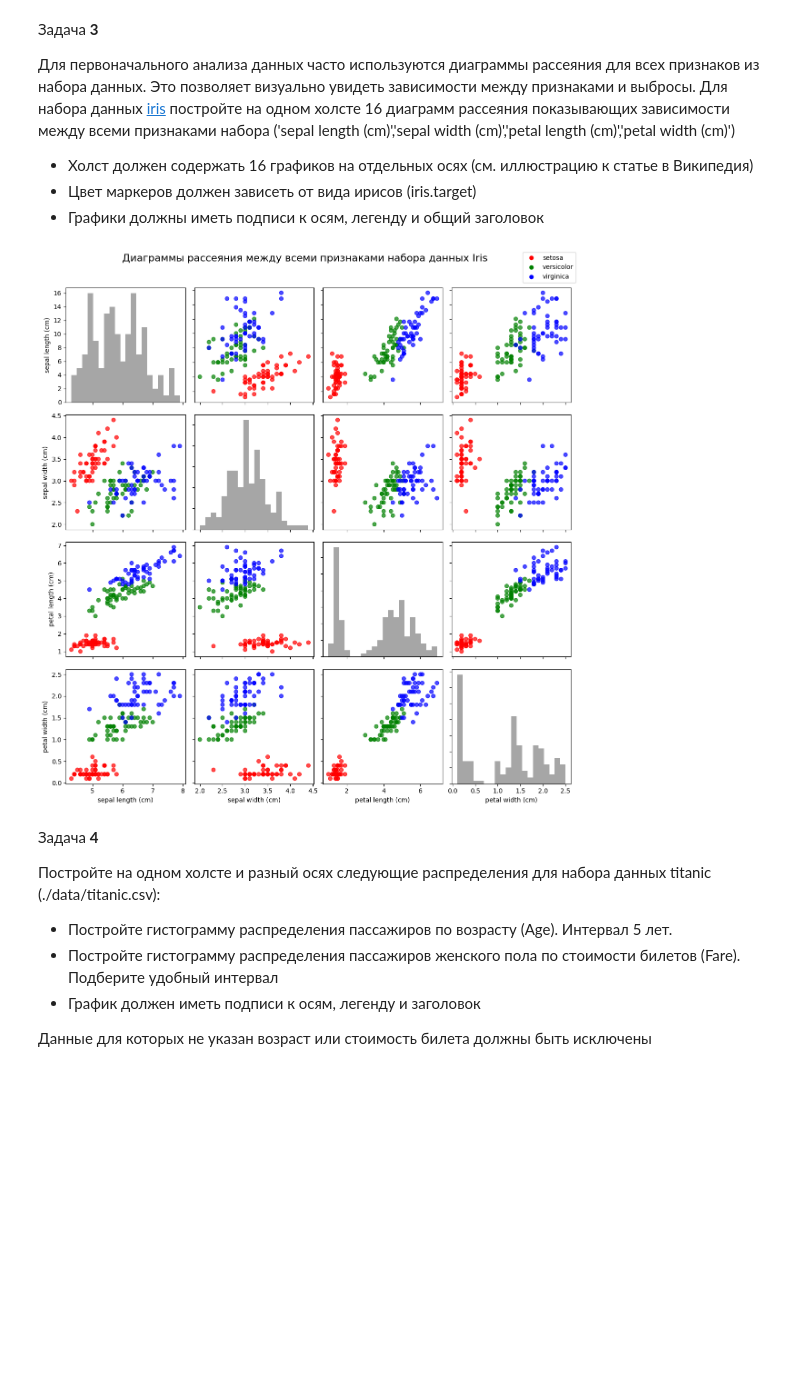
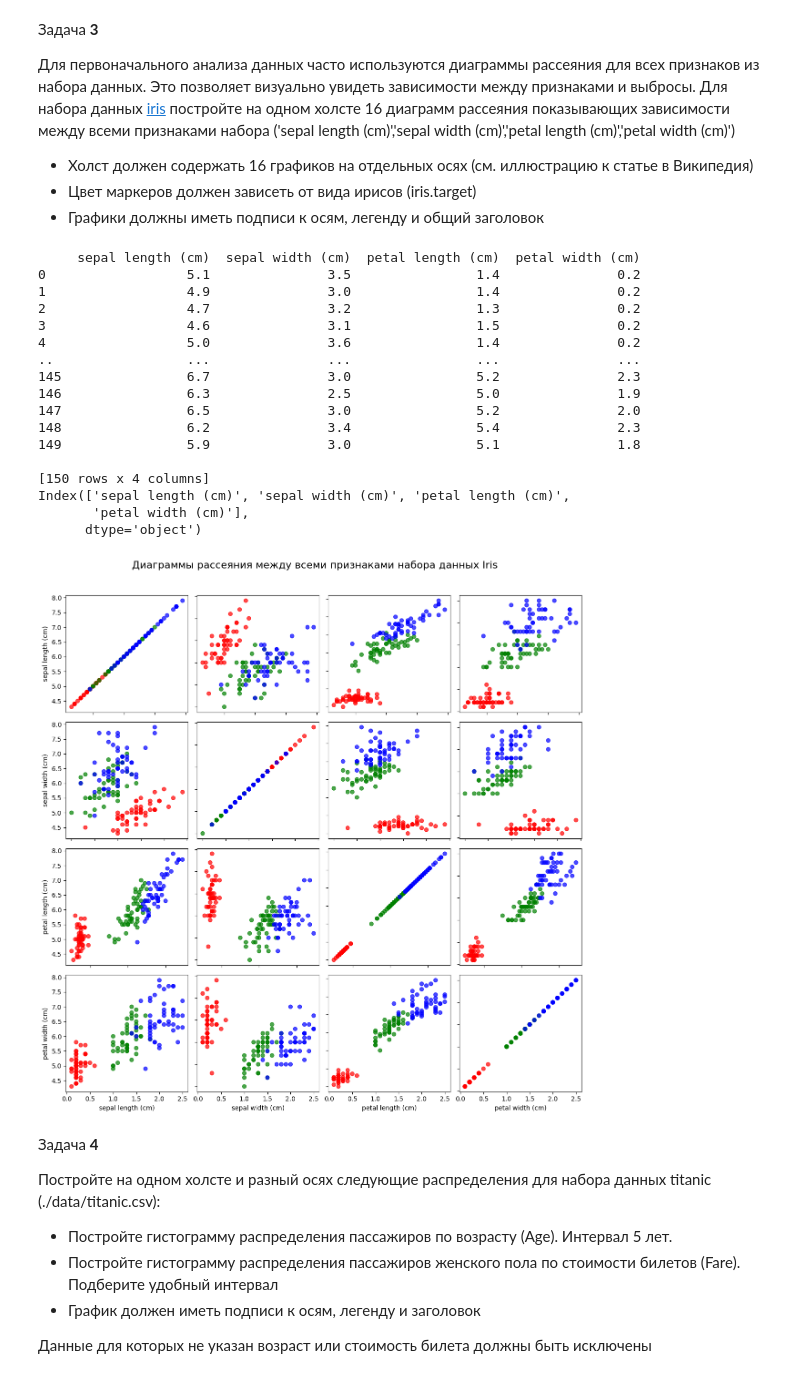
Before and after one commit to chebotarevsa/dap-2024, a Jupyter notebook: les05/rep.ipynb, the cells around one changed output. Saved outputs shown, nothing was run; the diff lists cells and outputs as text; code cells hidden in the pictures; blank space fills up the shorter version.

```diff
--- a/les05/rep.ipynb
+++ b/les05/rep.ipynb
@@ -86,46 +86,57 @@ plt.legend()
 # %%
 from sklearn.datasets import load_iris
 iris = load_iris()
 
 features = iris.feature_names
 data = iris.data
 target = iris.target
 target_names = iris.target_names
 
+iris_df=pd.DataFrame(data, columns=features)
+print(iris_df)
+print(iris_df.columns)
+columns=iris_df.columns
+
 # Создание цветовой схемы для различных видов ирисов
 colors = ['red', 'green', 'blue']
 color_map = [colors[label] for label in target]
 
 # Создание графиков 4x4
-fig, axes = plt.subplots(4, 4, figsize=(12, 12))
+fig, axes = plt.subplots(4,4, figsize=(12, 12))
+
 fig.suptitle("Диаграммы рассеяния между всеми признаками набора данных Iris", fontsize=16, y=1.02)
 
-# Построение диаграмм рассеяния для каждой пары признаков
-for i in range(4):
-  for j in range(4):
-    if i == j:
-# Диагональные элементы (гистограммы)
-      axes[i, j].hist(data[:, i], color='gray', bins=20, alpha=0.7)
-      axes[i, j].set_xlabel(features[i])
-      axes[i, j].set_ylabel(features[j])
-    else:
-# Диаграммы рассеяния для каждой пары признаков
-      axes[i, j].scatter(data[:, j], data[:, i], c=color_map, marker='o', alpha=0.7)
+for i in range(len(columns)):
+  for j in range(len(columns)):
+      axes[i, j].scatter(iris_df[columns[i]], iris_df[columns[j]], marker='o', alpha=0.7, c=color_map)
       axes[i, j].set_xlabel(features[j])
       axes[i, j].set_ylabel(features[i])
 
 # Добавление легенды
 for ax in axes.flat:
  ax.label_outer()
 
-# Настройка легенды для всего холста
-handles = [plt.Line2D([0], [0], marker='o', color='w', markerfacecolor=colors[i], markersize=8) for i in range(3)]
-fig.legend(handles, target_names, loc='upper right')
-
 plt.tight_layout()
 plt.show()
 # %% [output]
+     sepal length (cm)  sepal width (cm)  petal length (cm)  petal width (cm)
+0                  5.1               3.5                1.4               0.2
+1                  4.9               3.0                1.4               0.2
+2                  4.7               3.2                1.3               0.2
+3                  4.6               3.1                1.5               0.2
+4                  5.0               3.6                1.4               0.2
+..                 ...               ...                ...               ...
+145                6.7               3.0                5.2               2.3
+146                6.3               2.5                5.0               1.9
+147                6.5               3.0                5.2               2.0
+148                6.2               3.4                5.4               2.3
+149                5.9               3.0                5.1               1.8
+
+[150 rows x 4 columns]
+Index(['sepal length (cm)', 'sepal width (cm)', 'petal length (cm)',
+       'petal width (cm)'],
+      dtype='object')
-[figure, old version]
+[figure, new version]
 # %% [markdown]
 Задача **4**
 
```
Also changed, not shown: parts of 1 cell of this notebook.
